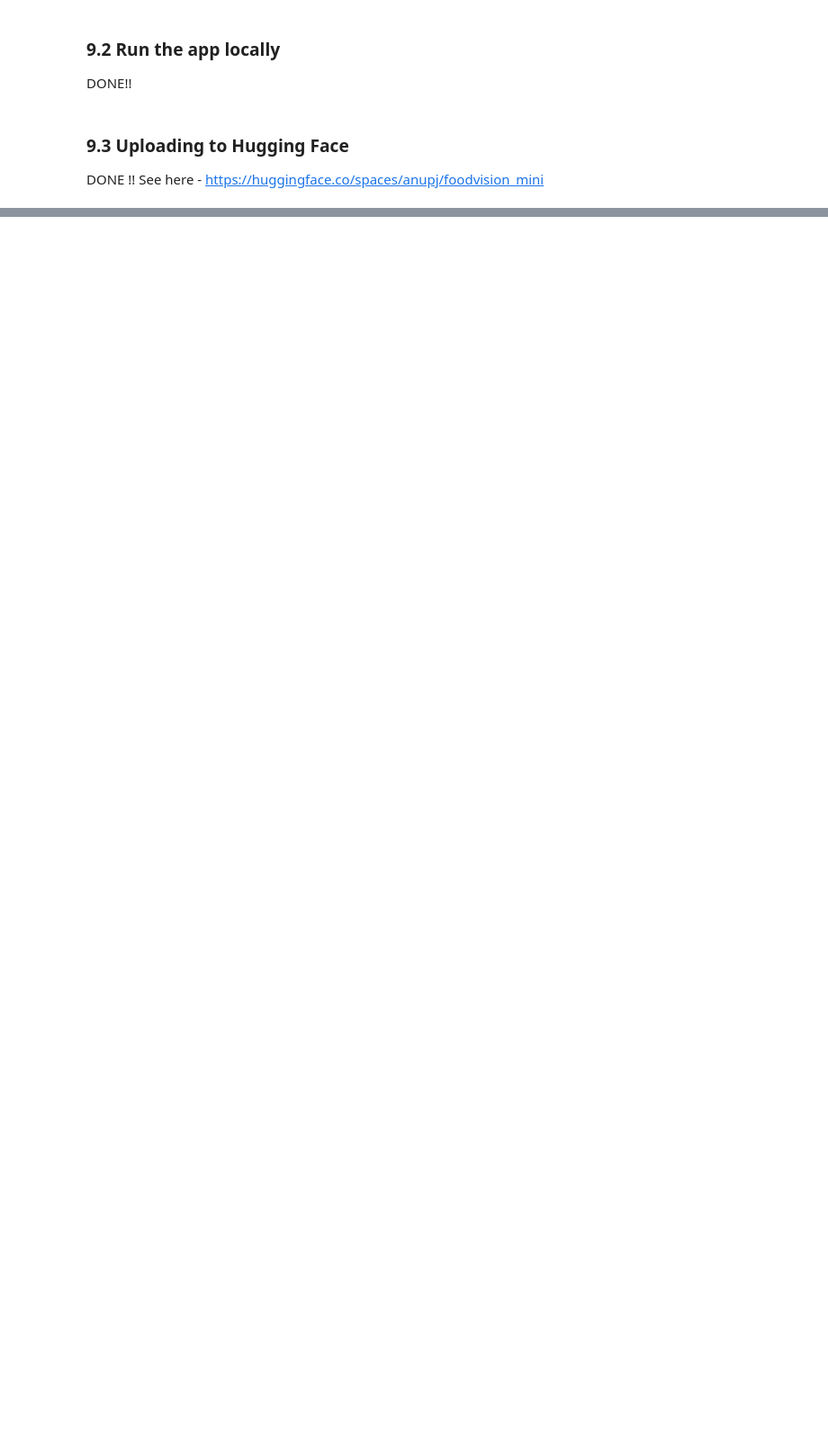
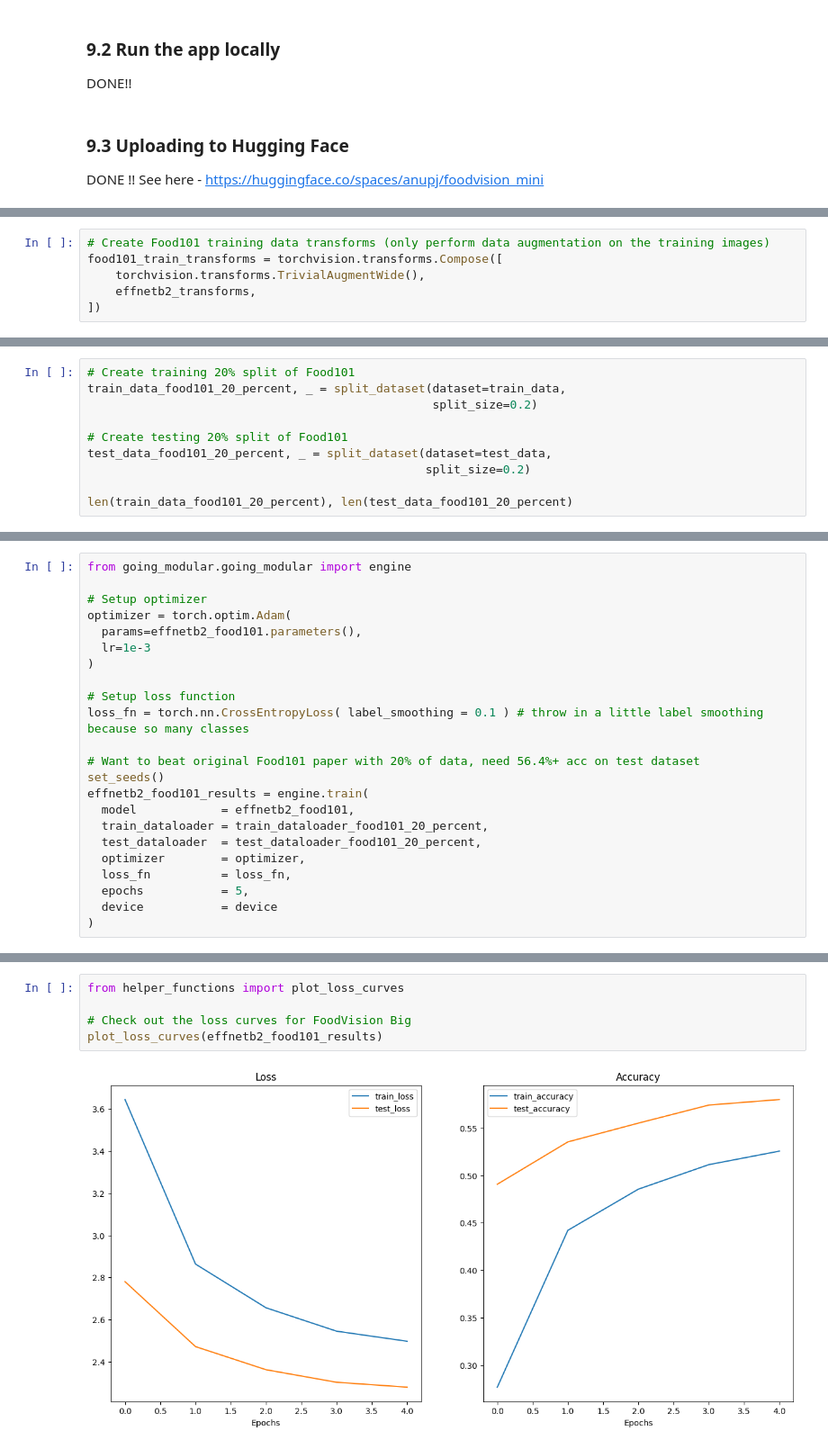
Before and after one commit to anupj/PyTorchForDeepLearningBootcamp, a Jupyter notebook: 09_pytorch_model_deployment.ipynb, the cells around one changed output, grey strips where cells are left out. Shown at 90% size. Cells and saved outputs as stored; diff of their text form; blank space fills up the shorter version.

```diff
--- a/09_pytorch_model_deployment.ipynb
+++ b/09_pytorch_model_deployment.ipynb
@@ -1492,0 +1559,6 @@ See here - https://huggingface.co/spaces/anupj/foodvision_mini
+# %%
+# Create Food101 training data transforms (only perform data augmentation on the training images)
+food101_train_transforms = torchvision.transforms.Compose([
+    torchvision.transforms.TrivialAugmentWide(),
+    effnetb2_transforms,
+])
@@ -1492,0 +1689,10 @@ See here - https://huggingface.co/spaces/anupj/foodvision_mini
+# %%
+# Create training 20% split of Food101
+train_data_food101_20_percent, _ = split_dataset(dataset=train_data,
+                                                 split_size=0.2)
+
+# Create testing 20% split of Food101
+test_data_food101_20_percent, _ = split_dataset(dataset=test_data,
+                                                split_size=0.2)
+
+len(train_data_food101_20_percent), len(test_data_food101_20_percent)
@@ -1492,0 +1749,23 @@ See here - https://huggingface.co/spaces/anupj/foodvision_mini
+# %%
+from going_modular.going_modular import engine
+
+# Setup optimizer
+optimizer = torch.optim.Adam(
+  params=effnetb2_food101.parameters(),
+  lr=1e-3
+)
+
+# Setup loss function
+loss_fn = torch.nn.CrossEntropyLoss( label_smoothing = 0.1 ) # throw in a little label smoothing because so many classes
+
+# Want to beat original Food101 paper with 20% of data, need 56.4%+ acc on test dataset
+set_seeds()
+effnetb2_food101_results = engine.train(
+  model            = effnetb2_food101,
+  train_dataloader = train_dataloader_food101_20_percent,
+  test_dataloader  = test_dataloader_food101_20_percent,
+  optimizer        = optimizer,
+  loss_fn          = loss_fn,
+  epochs           = 5,
+  device           = device
+)
@@ -1492,0 +1783,7 @@ See here - https://huggingface.co/spaces/anupj/foodvision_mini
+# %%
+from helper_functions import plot_loss_curves
+
+# Check out the loss curves for FoodVision Big
+plot_loss_curves(effnetb2_food101_results)
+# %% [output]
+[figure, added]
```
Also changed, not shown: parts of 65 cells of this notebook.
